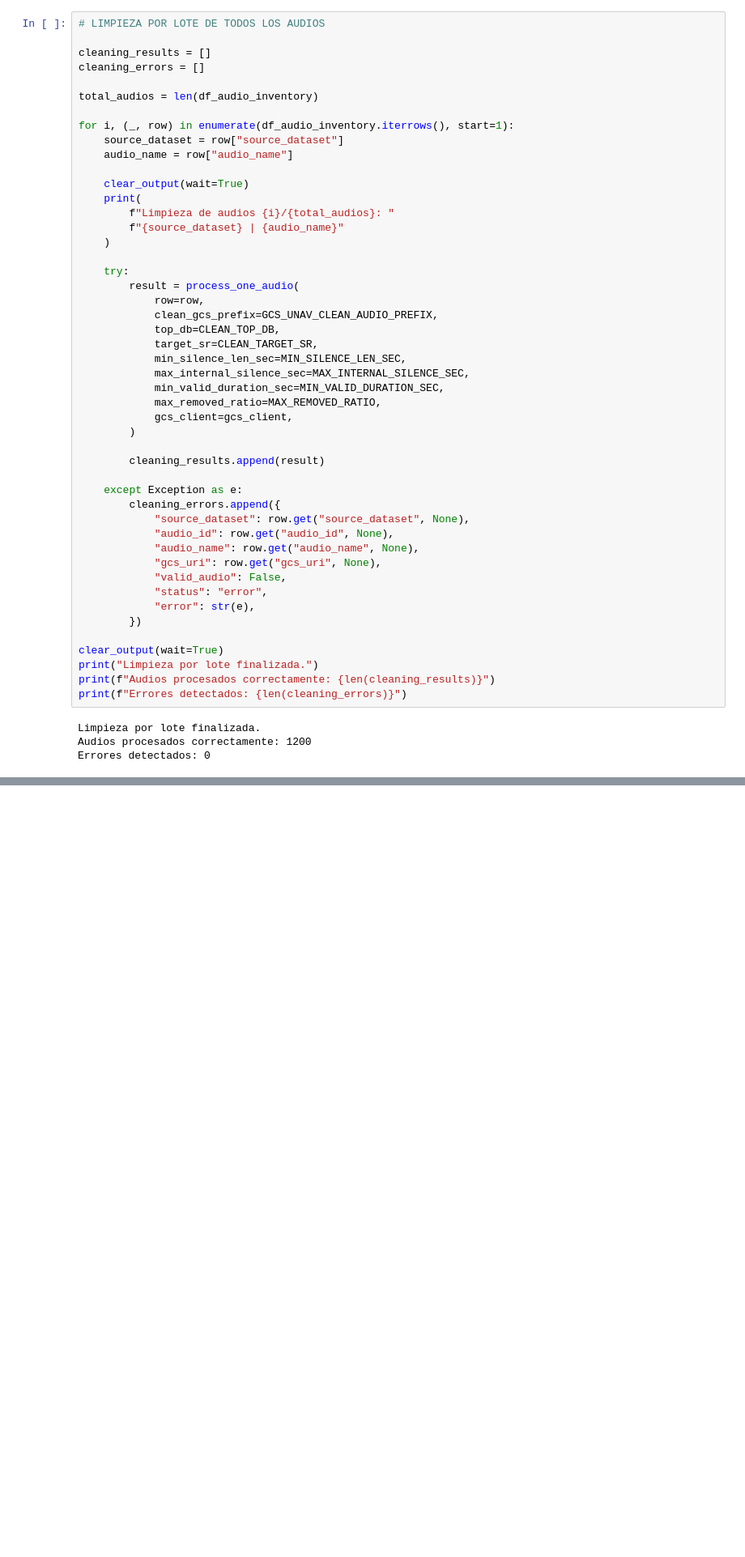
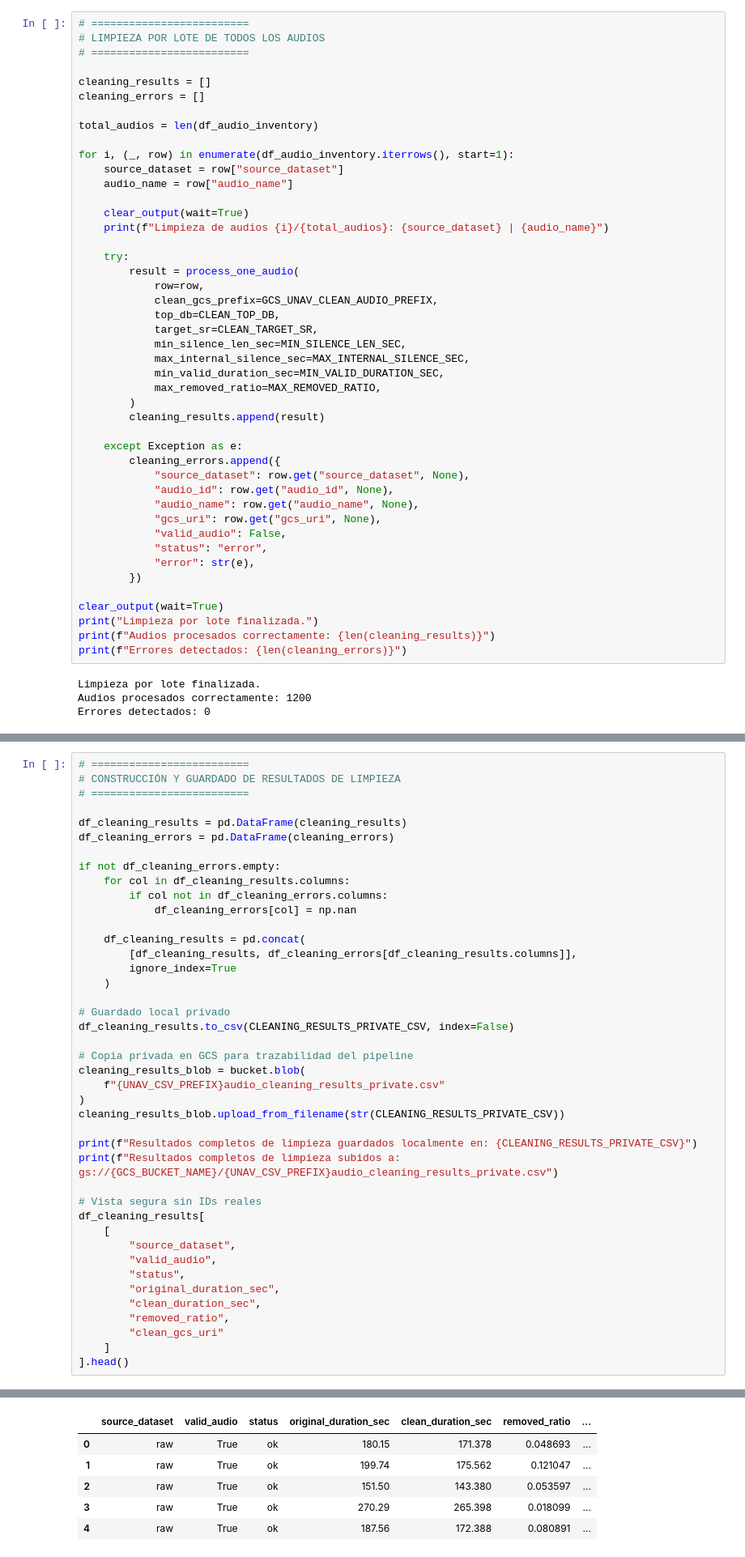
Before and after one commit to fcastrohoff-22/TFM_ProcesadoDeLlamadasComerciales, a Jupyter notebook: notebooks/00_EDA_PreparacionDatos.ipynb, the cells around one changed output, grey strips where cells are left out. Shown at 81% size. Saved outputs shown, nothing was run; the diff lists cells and outputs as text; blank space fills up the shorter version.

```diff
--- a/notebooks/00_EDA_PreparacionDatos.ipynb
+++ b/notebooks/00_EDA_PreparacionDatos.ipynb
@@ -752,7 +1124,9 @@ Una vez aplicado el preprocesado, cada audio se clasifica como válido o no vál
 
 Este criterio busca evitar que audios excesivamente recortados, vacíos o demasiado breves pasen a fases posteriores del pipeline.
 # %%
+# =========================
 # LIMPIEZA POR LOTE DE TODOS LOS AUDIOS
+# =========================
 
 cleaning_results = []
 cleaning_errors = []
@@ -764,10 +1138,7 @@ for i, (_, row) in enumerate(df_audio_inventory.iterrows(), start=1):
     audio_name = row["audio_name"]
 
     clear_output(wait=True)
-    print(
-        f"Limpieza de audios {i}/{total_audios}: "
-        f"{source_dataset} | {audio_name}"
-    )
+    print(f"Limpieza de audios {i}/{total_audios}: {source_dataset} | {audio_name}")
 
     try:
         result = process_one_audio(
@@ -779,9 +1150,7 @@ for i, (_, row) in enumerate(df_audio_inventory.iterrows(), start=1):
             max_internal_silence_sec=MAX_INTERNAL_SILENCE_SEC,
             min_valid_duration_sec=MIN_VALID_DURATION_SEC,
             max_removed_ratio=MAX_REMOVED_RATIO,
-            gcs_client=gcs_client,
         )
-
         cleaning_results.append(result)
 
     except Exception as e:
@@ -859,0 +1175,43 @@ df_cleaning_results[
+# %%
+# =========================
+# CONSTRUCCIÓN Y GUARDADO DE RESULTADOS DE LIMPIEZA
+# =========================
+
+df_cleaning_results = pd.DataFrame(cleaning_results)
+df_cleaning_errors = pd.DataFrame(cleaning_errors)
+
+if not df_cleaning_errors.empty:
+    for col in df_cleaning_results.columns:
+        if col not in df_cleaning_errors.columns:
+            df_cleaning_errors[col] = np.nan
+
+    df_cleaning_results = pd.concat(
+        [df_cleaning_results, df_cleaning_errors[df_cleaning_results.columns]],
+        ignore_index=True
+    )
+
+# Guardado local privado
+df_cleaning_results.to_csv(CLEANING_RESULTS_PRIVATE_CSV, index=False)
+
+# Copia privada en GCS para trazabilidad del pipeline
+cleaning_results_blob = bucket.blob(
+    f"{UNAV_CSV_PREFIX}audio_cleaning_results_private.csv"
+)
+cleaning_results_blob.upload_from_filename(str(CLEANING_RESULTS_PRIVATE_CSV))
+
+print(f"Resultados completos de limpieza guardados localmente en: {CLEANING_RESULTS_PRIVATE_CSV}")
+print(f"Resultados completos de limpieza subidos a: gs://{GCS_BUCKET_NAME}/{UNAV_CSV_PREFIX}audio_cleaning_results_private.csv")
+
+# Vista segura sin IDs reales
+df_cleaning_results[
+    [
+        "source_dataset",
+        "valid_audio",
+        "status",
+        "original_duration_sec",
+        "clean_duration_sec",
+        "removed_ratio",
+        "clean_gcs_uri"
+    ]
+].head()
+# %% [output]
@@ -860 +1220,7 @@ df_cleaning_results[
+|  | source_dataset | valid_audio | status | original_duration_sec | clean_duration_sec | removed_ratio | ... |
+| 0 | raw | True | ok | 180.15 | 171.378 | 0.048693 | ... |
+| 1 | raw | True | ok | 199.74 | 175.562 | 0.121047 | ... |
+| 2 | raw | True | ok | 151.50 | 143.380 | 0.053597 | ... |
+| 3 | raw | True | ok | 270.29 | 265.398 | 0.018099 | ... |
+| 4 | raw | True | ok | 187.56 | 172.388 | 0.080891 | ... |
 # %%
```
Also changed, not shown: parts of 49 cells of this notebook, 11 other files.
